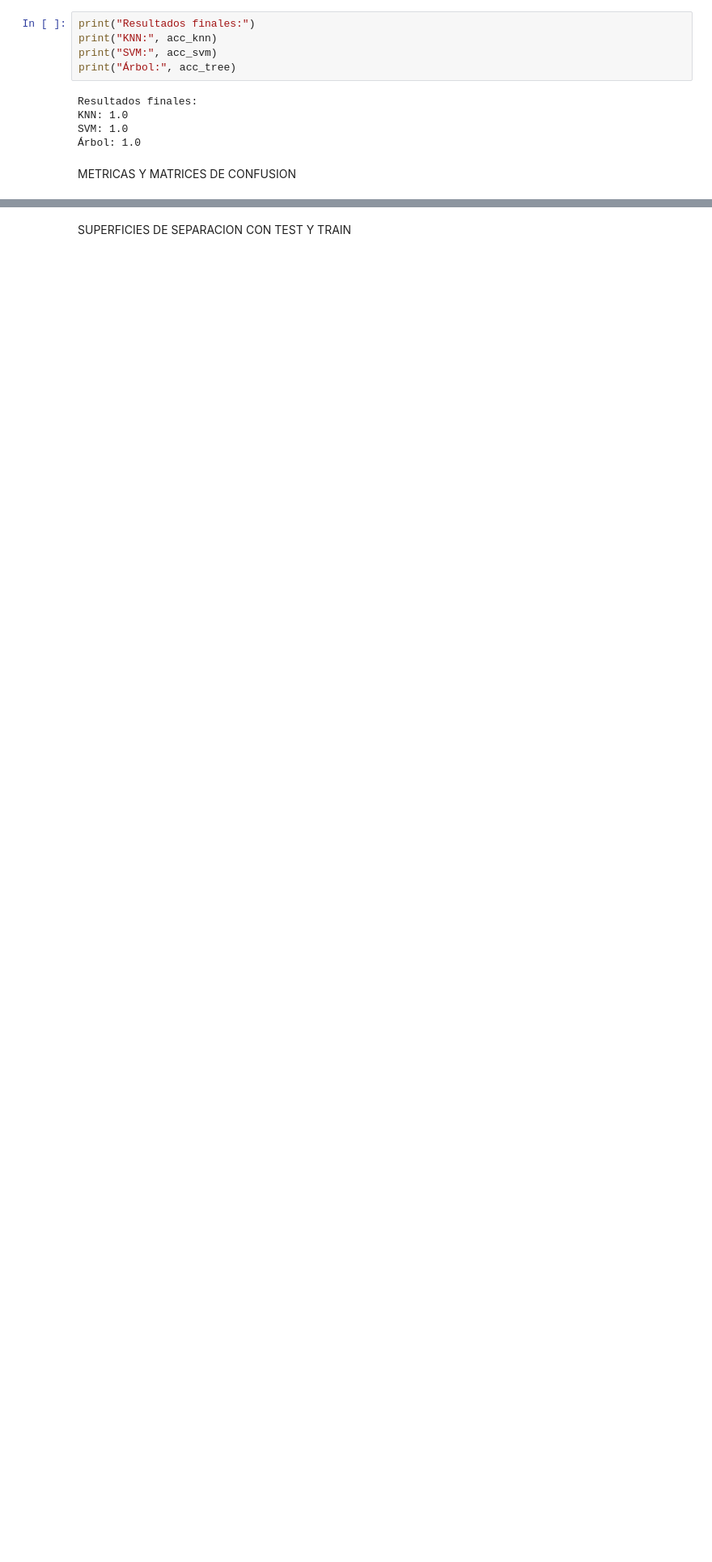
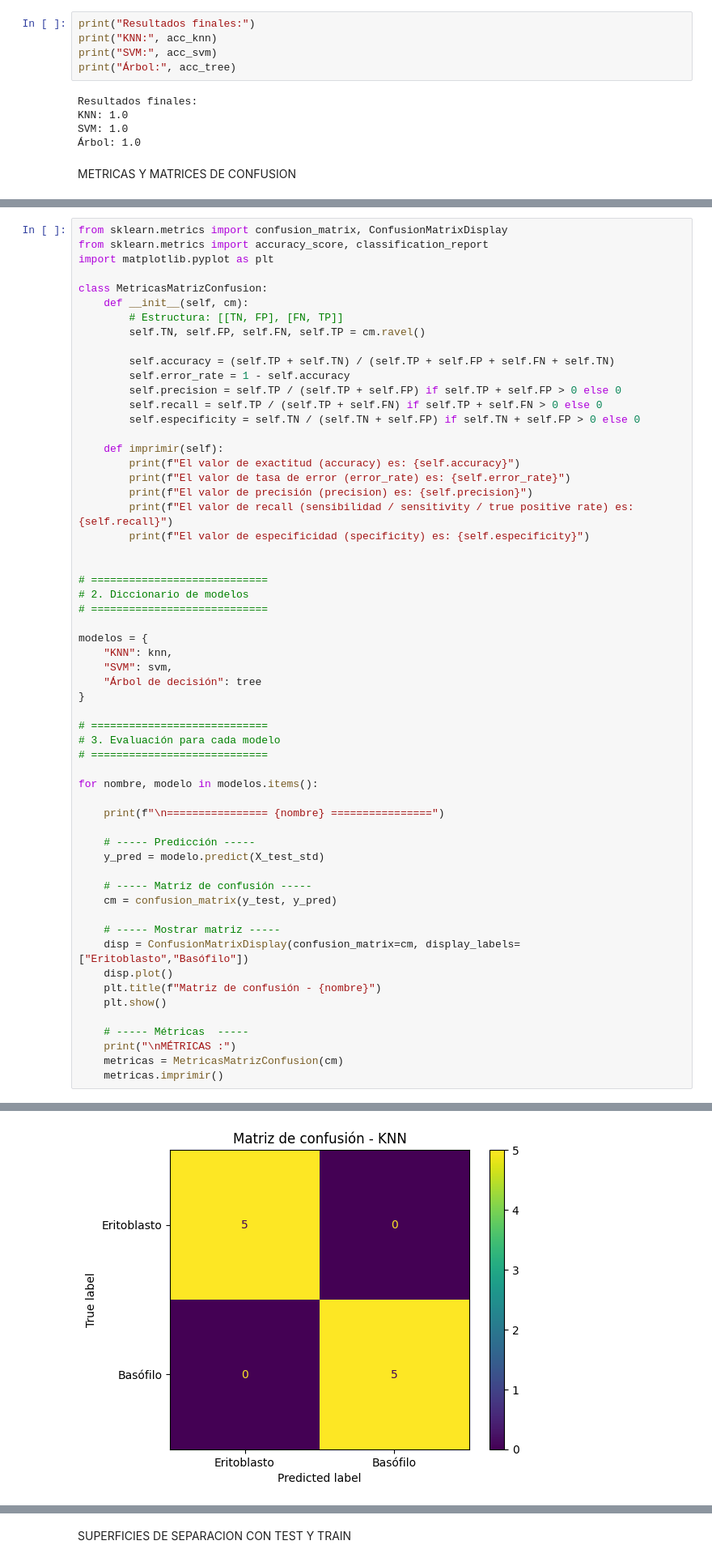
Before and after one commit to MiguelAngeloTr/Aprendizaje_Automatico, a Jupyter notebook: Entrega_6/Clasificacion_de_celulas.ipynb, the cells around one changed output, grey strips where cells are left out. Shown at 81% size. Drawn from its saved outputs; the diff is of its cells as text; blank space fills up the shorter version.

```diff
--- a/Entrega_6/Clasificacion_de_celulas.ipynb
+++ b/Entrega_6/Clasificacion_de_celulas.ipynb
@@ -550,0 +481,59 @@ weighted avg       1.00      1.00      1.00        10
+# %%
+from sklearn.metrics import confusion_matrix, ConfusionMatrixDisplay
+from sklearn.metrics import accuracy_score, classification_report
+import matplotlib.pyplot as plt
+
+class MetricasMatrizConfusion:
+    def __init__(self, cm):
+        # Estructura: [[TN, FP], [FN, TP]]
+        self.TN, self.FP, self.FN, self.TP = cm.ravel()
+
+        self.accuracy = (self.TP + self.TN) / (self.TP + self.FP + self.FN + self.TN)
+        self.error_rate = 1 - self.accuracy
+        self.precision = self.TP / (self.TP + self.FP) if self.TP + self.FP > 0 else 0
+        self.recall = self.TP / (self.TP + self.FN) if self.TP + self.FN > 0 else 0
+        self.especificity = self.TN / (self.TN + self.FP) if self.TN + self.FP > 0 else 0
+
+    def imprimir(self):
+        print(f"El valor de exactitud (accuracy) es: {self.accuracy}")
+        print(f"El valor de tasa de error (error_rate) es: {self.error_rate}")
+        print(f"El valor de precisión (precision) es: {self.precision}")
+        print(f"El valor de recall (sensibilidad / sensitivity / true positive rate) es: {self.recall}")
+        print(f"El valor de especificidad (specificity) es: {self.especificity}")
+
+
+# ============================
+# 2. Diccionario de modelos
+# ============================
+
+modelos = {
+    "KNN": knn,
+    "SVM": svm,
+    "Árbol de decisión": tree
+}
+
+# ============================
+# 3. Evaluación para cada modelo
+# ============================
+
+for nombre, modelo in modelos.items():
+
+    print(f"\n================ {nombre} ================")
+
+    # ----- Predicción -----
+    y_pred = modelo.predict(X_test_std)
+
+    # ----- Matriz de confusión -----
+    cm = confusion_matrix(y_test, y_pred)
+
+    # ----- Mostrar matriz -----
+    disp = ConfusionMatrixDisplay(confusion_matrix=cm, display_labels=["Eritoblasto","Basófilo"])
+    disp.plot()
+    plt.title(f"Matriz de confusión - {nombre}")
+    plt.show()
+
+    # ----- Métricas  -----
+    print("\nMÉTRICAS :")
+    metricas = MetricasMatrizConfusion(cm)
+    metricas.imprimir()
+# %% [output]
@@ -550,0 +541 @@ weighted avg       1.00      1.00      1.00        10
+[figure, added]
```
Also changed, not shown: parts of 4 cells of this notebook.
